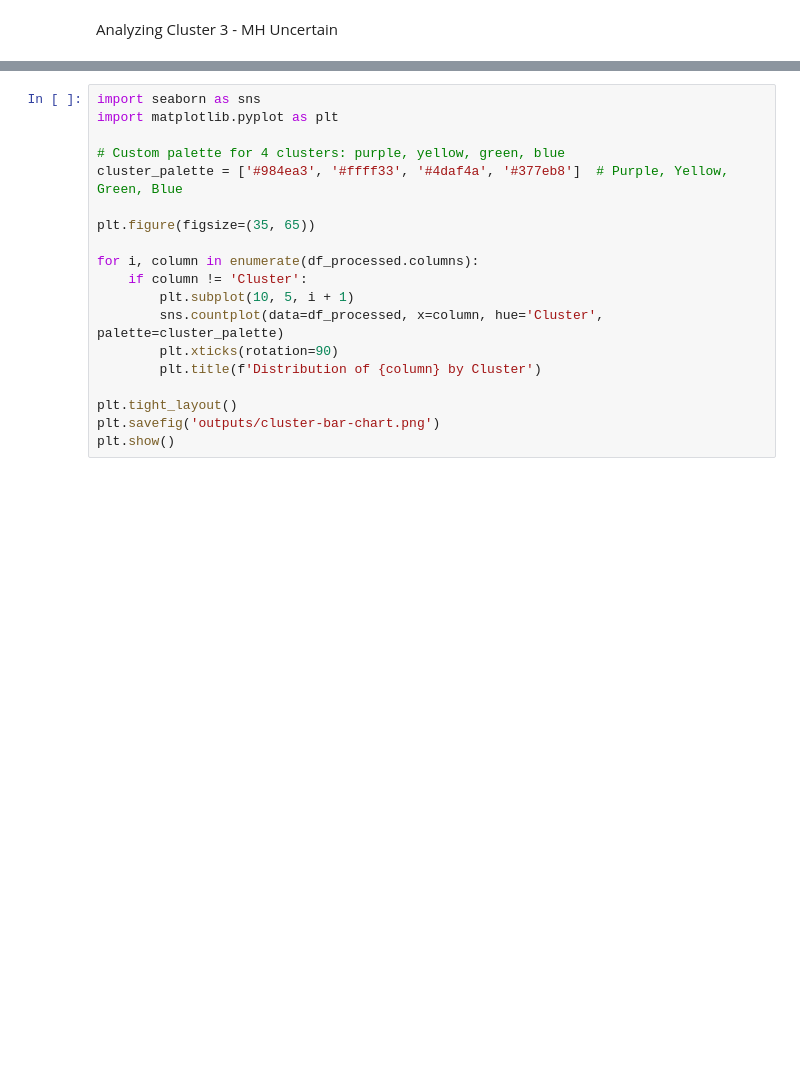
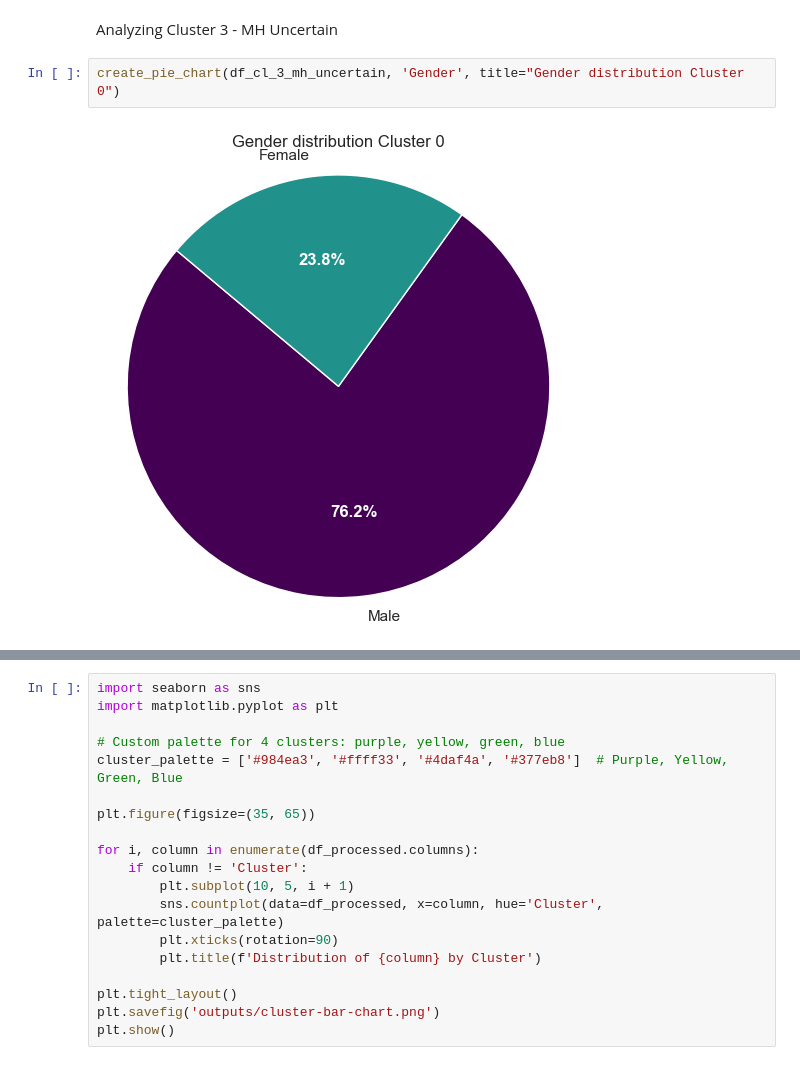
Before and after one commit to Oumaymabamoh/ML_Mental_Health_Cluster_Insights, a Jupyter notebook: data_eda.ipynb, the cells around one changed output, grey strips where cells are left out. Cells and saved outputs as stored; diff of their text form; blank space fills up the shorter version.

```diff
--- a/data_eda.ipynb
+++ b/data_eda.ipynb
@@ -1662,3 +1662,7 @@ create_pie_chart(df_cl_2_young_mh, 'PH In Interview',
 [figure]
 # %% [markdown]
 Analyzing Cluster 3 - MH Uncertain
+# %%
+create_pie_chart(df_cl_3_mh_uncertain, 'Gender', title="Gender distribution Cluster 0")
+# %% [output]
+[figure, added]
```
Also changed, not shown: parts of 6 cells of this notebook.
